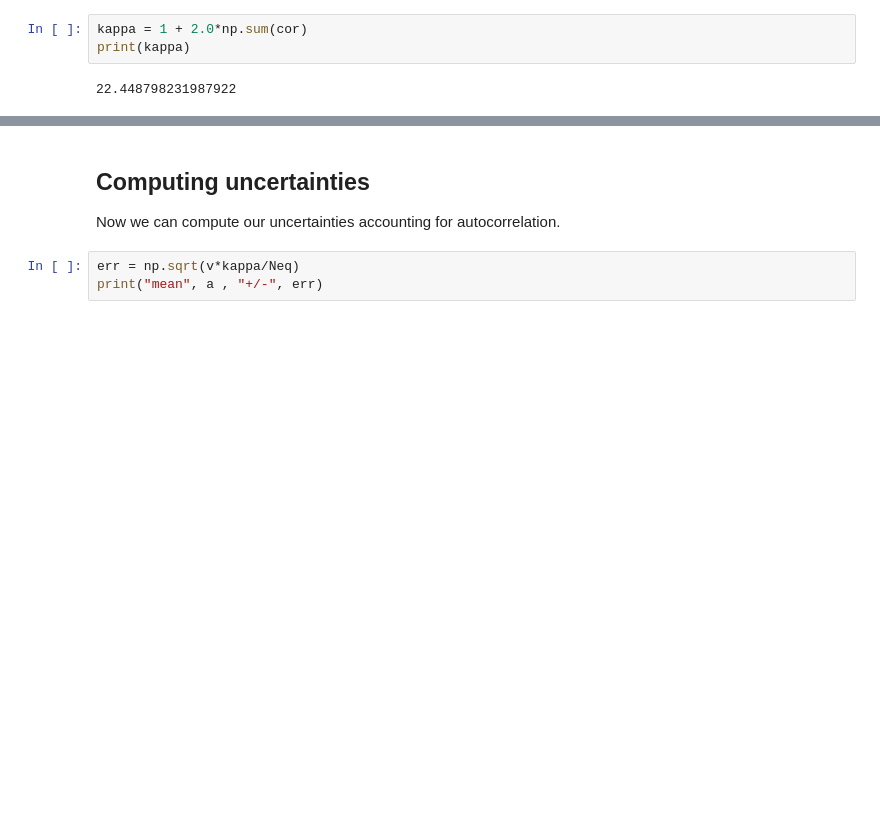
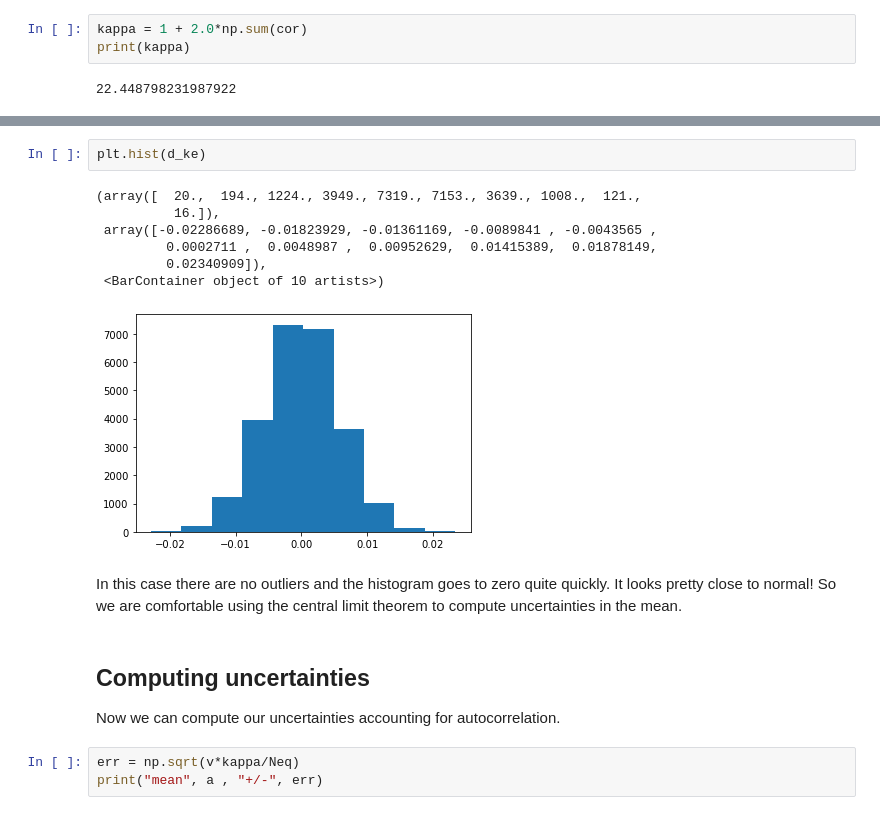
Before and after one commit to lkwagner/PHYS466_data, a Jupyter notebook: timeseries/example_data_analysis.ipynb, the cells around one changed output, grey strips where cells are left out. Cells and saved outputs as stored; diff of their text form; blank space fills up the shorter version.

```diff
--- a/timeseries/example_data_analysis.ipynb
+++ b/timeseries/example_data_analysis.ipynb
@@ -72,3 +76,15 @@ print(kappa)
+# %%
+plt.hist(d_ke)
+# %% [output]
+(array([  20.,  194., 1224., 3949., 7319., 7153., 3639., 1008.,  121.,
+          16.]),
+ array([-0.02286689, -0.01823929, -0.01361169, -0.0089841 , -0.0043565 ,
+         0.0002711 ,  0.0048987 ,  0.00952629,  0.01415389,  0.01878149,
+         0.02340909]),
+ <BarContainer object of 10 artists>)
+[figure, added]
+# %% [markdown]
+In this case there are no outliers and the histogram goes to zero quite quickly. It looks pretty close to normal! So we are comfortable using the central limit theorem to compute uncertainties in the mean.
 # %% [markdown]
 ## Computing uncertainties
 
```
Also changed, not shown: parts of 5 cells of this notebook, 3 other files.
